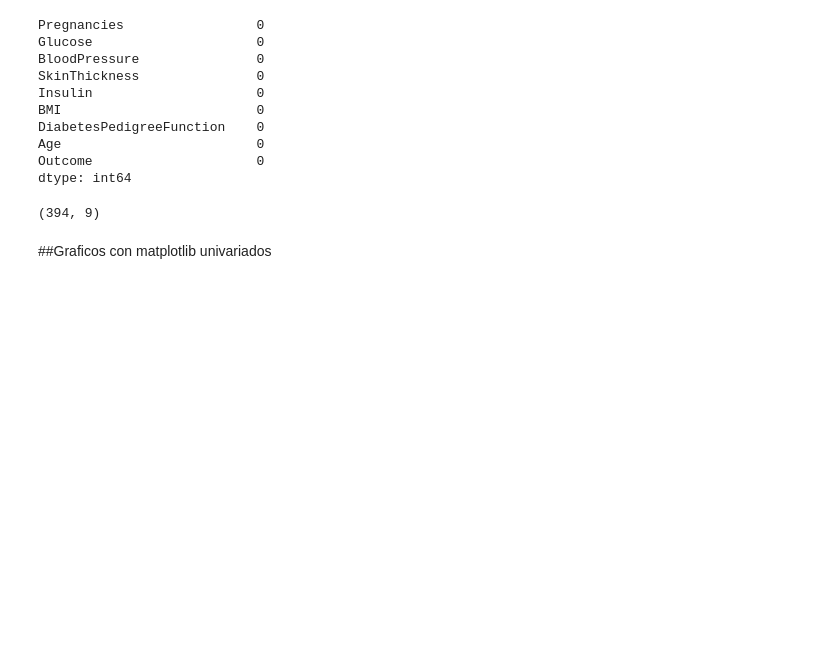
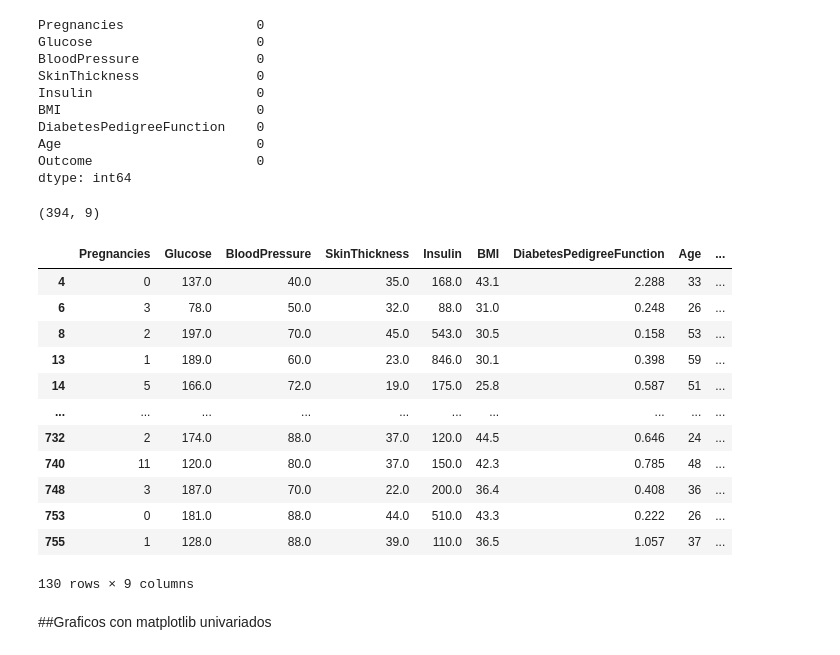
Before and after one commit to pablillo77/data_science_1, a Jupyter notebook: ProyectoDS_ParteI_Gimenez.ipynb, the cells around one changed output. Saved outputs shown, nothing was run; the diff lists cells and outputs as text; code cells hidden in the pictures; blank space fills up the shorter version.

```diff
--- a/ProyectoDS_ParteI_Gimenez.ipynb
+++ b/ProyectoDS_ParteI_Gimenez.ipynb
@@ -145,6 +153,23 @@ Age                         0
 Outcome                     0
 dtype: int64
 (394, 9)
+# %%
+df_diabeticos = df_nan[df_nan["Outcome"] == 1] #creo un subdataset de los pacientes que tienen como Outcome 1, diabéticos.
+df_diabeticos
+# %% [output]
+|  | Pregnancies | Glucose | BloodPressure | SkinThickness | Insulin | BMI | DiabetesPedigreeFunction | Age | ... |
+| 4 | 0 | 137.0 | 40.0 | 35.0 | 168.0 | 43.1 | 2.288 | 33 | ... |
+| 6 | 3 | 78.0 | 50.0 | 32.0 | 88.0 | 31.0 | 0.248 | 26 | ... |
+| 8 | 2 | 197.0 | 70.0 | 45.0 | 543.0 | 30.5 | 0.158 | 53 | ... |
+| 13 | 1 | 189.0 | 60.0 | 23.0 | 846.0 | 30.1 | 0.398 | 59 | ... |
+| 14 | 5 | 166.0 | 72.0 | 19.0 | 175.0 | 25.8 | 0.587 | 51 | ... |
+| ... | ... | ... | ... | ... | ... | ... | ... | ... | ... |
+| 732 | 2 | 174.0 | 88.0 | 37.0 | 120.0 | 44.5 | 0.646 | 24 | ... |
+| 740 | 11 | 120.0 | 80.0 | 37.0 | 150.0 | 42.3 | 0.785 | 48 | ... |
+| 748 | 3 | 187.0 | 70.0 | 22.0 | 200.0 | 36.4 | 0.408 | 36 | ... |
+| 753 | 0 | 181.0 | 88.0 | 44.0 | 510.0 | 43.3 | 0.222 | 26 | ... |
+| 755 | 1 | 128.0 | 88.0 | 39.0 | 110.0 | 36.5 | 1.057 | 37 | ... |
+130 rows × 9 columns
 # %% [markdown]
 ##Graficos con matplotlib univariados
 # %%
```
Also changed, not shown: parts of 9 cells of this notebook.
